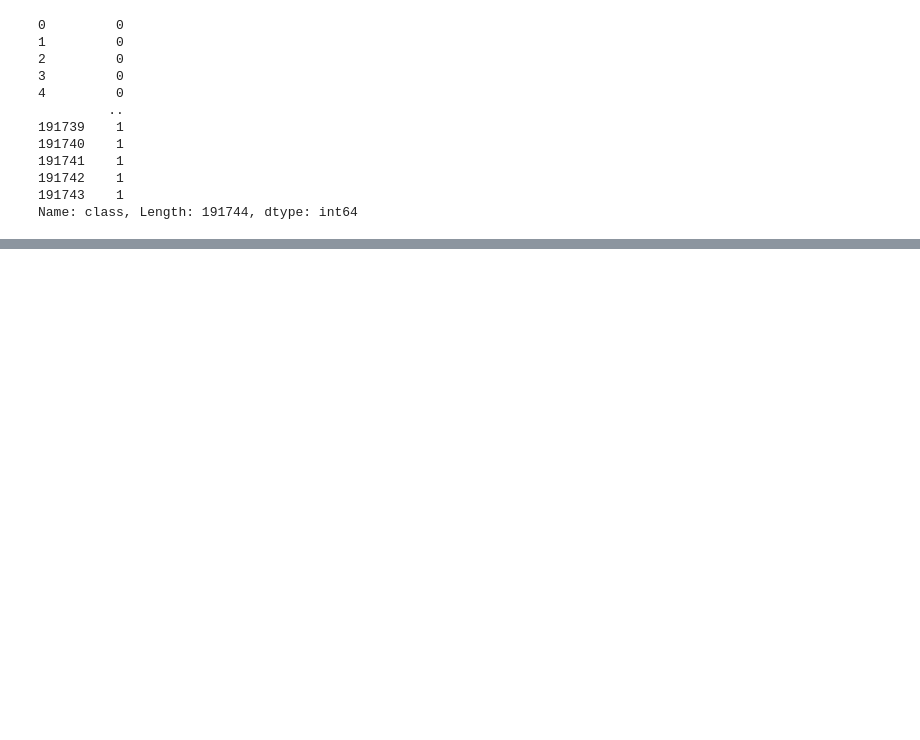
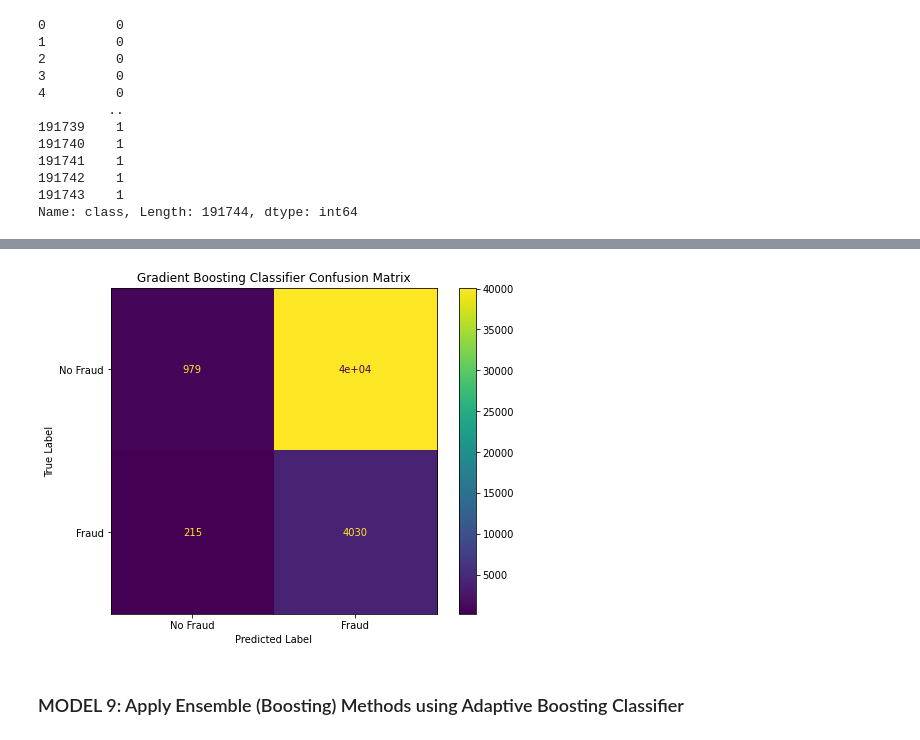
Before and after one commit to lillianlakes/credit-card-fraud-detection, a Jupyter notebook: index.ipynb, the cells around one changed output, grey strips where cells are left out. Cells and saved outputs as stored; diff of their text form; code cells hidden in the pictures; blank space fills up the shorter version.

Commit message:
Includes nine models

```diff
--- a/index.ipynb
+++ b/index.ipynb
@@ -1930,0 +1931,13 @@ Name: class, Length: 191744, dtype: int64
+# %%
+# Create an instance of the Gradient Boosting Classifier model
+gbc_model = GradientBoostingClassifier(random_state=42)
+
+# Train the model on the resampled training data
+gbc_model.fit(X_train_resampled, y_train_resampled)
+
+# Predict on the testing data
+y_pred_gbc = gbc_model.predict(X_test_clean)
+
+# Evaluate the model's performance using classification metrics
+print('Classification Report:')
+print(classification_report(y_test, y_pred_gbc))
@@ -1930,0 +1954,23 @@ Name: class, Length: 191744, dtype: int64
+# %%
+# Create a confusion matrix
+cm = confusion_matrix(y_test, y_pred_gbc)
+
+# Create a ConfusionMatrixDisplay object
+disp = ConfusionMatrixDisplay(confusion_matrix = cm, display_labels=['No Fraud', 'Fraud'])
+
+# Plot the confusion matrix
+fig, ax = plt.subplots(figsize=(8, 6))
+disp.plot(ax=ax)
+
+# Add a title and axis labels
+plt.title('Gradient Boosting Classifier Confusion Matrix')
+plt.xlabel('Predicted Label')
+plt.ylabel('True Label')
+
+# Show the plot
+
+plt.show()
+# %% [output]
+[figure, added]
+# %% [markdown]
+### MODEL 9: Apply Ensemble (Boosting) Methods using Adaptive Boosting Classifier
```
Also changed, not shown: parts of 19 cells of this notebook.
